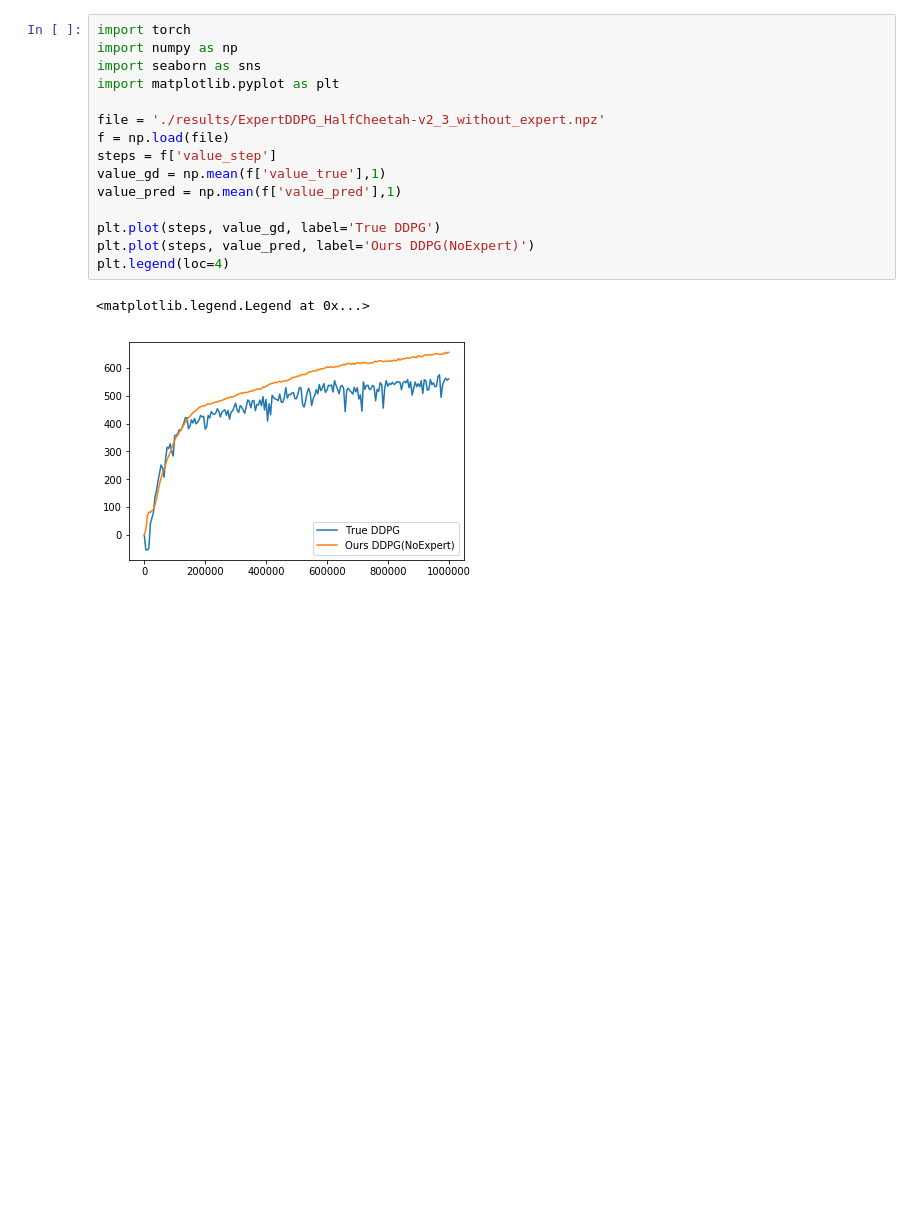
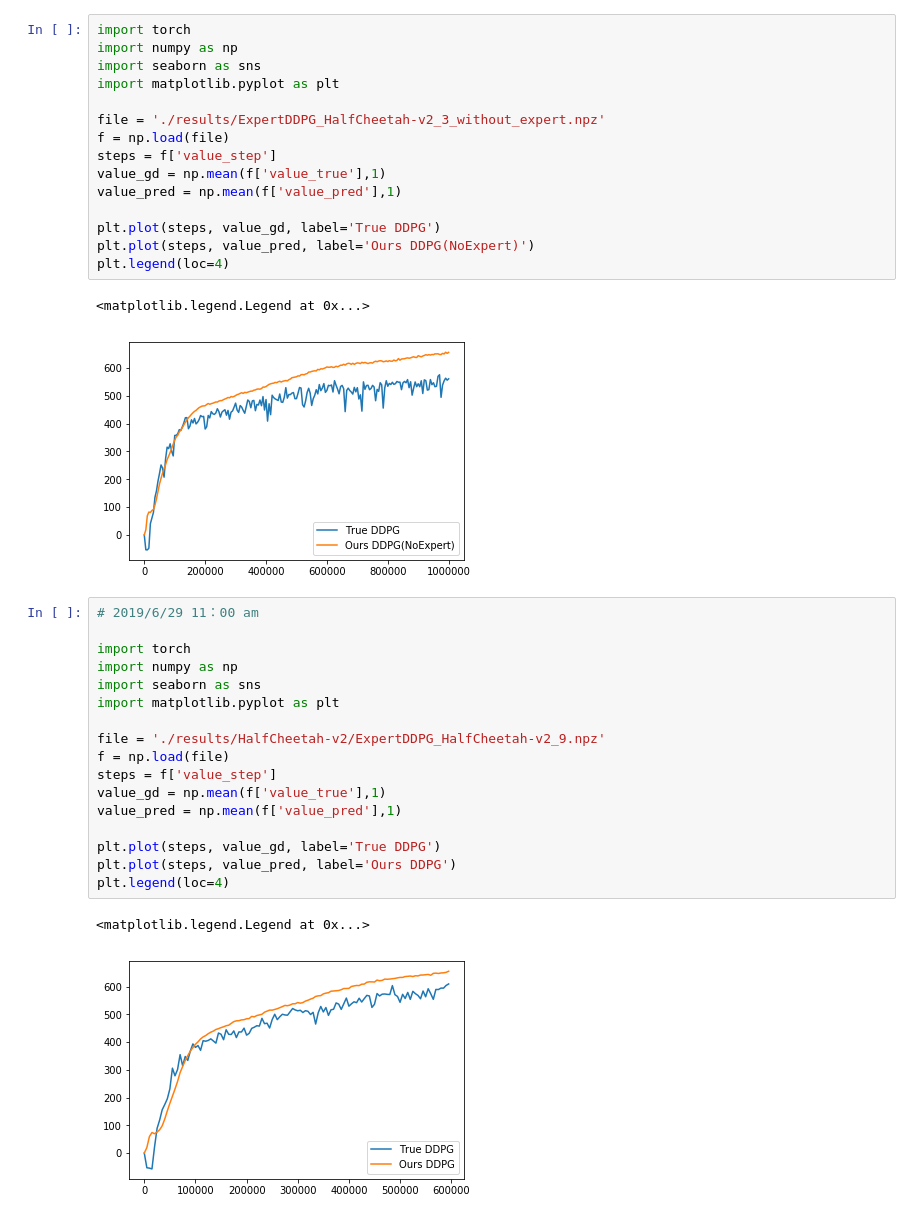
Before and after one commit to Glooow1024/RL-with-expert, a Jupyter notebook: visualize.ipynb, the cells around one changed output. Saved outputs shown, nothing was run; the diff lists cells and outputs as text; blank space fills up the shorter version.

```diff
--- a/visualize.ipynb
+++ b/visualize.ipynb
@@ -40,3 +40,23 @@ plt.legend(loc=4)
 # %% [output]
 <matplotlib.legend.Legend at 0x...>
 [figure]
+# %%
+# 2019/6/29 11：00 am
+
+import torch
+import numpy as np
+import seaborn as sns
+import matplotlib.pyplot as plt
+
+file = './results/HalfCheetah-v2/ExpertDDPG_HalfCheetah-v2_9.npz'
+f = np.load(file)
+steps = f['value_step']
+value_gd = np.mean(f['value_true'],1)
+value_pred = np.mean(f['value_pred'],1)
+
+plt.plot(steps, value_gd, label='True DDPG')
+plt.plot(steps, value_pred, label='Ours DDPG')
+plt.legend(loc=4)
+# %% [output]
+<matplotlib.legend.Legend at 0x...>
+[figure, added]
```
Also changed, not shown: parts of 1 cell of this notebook, 7 other files.
